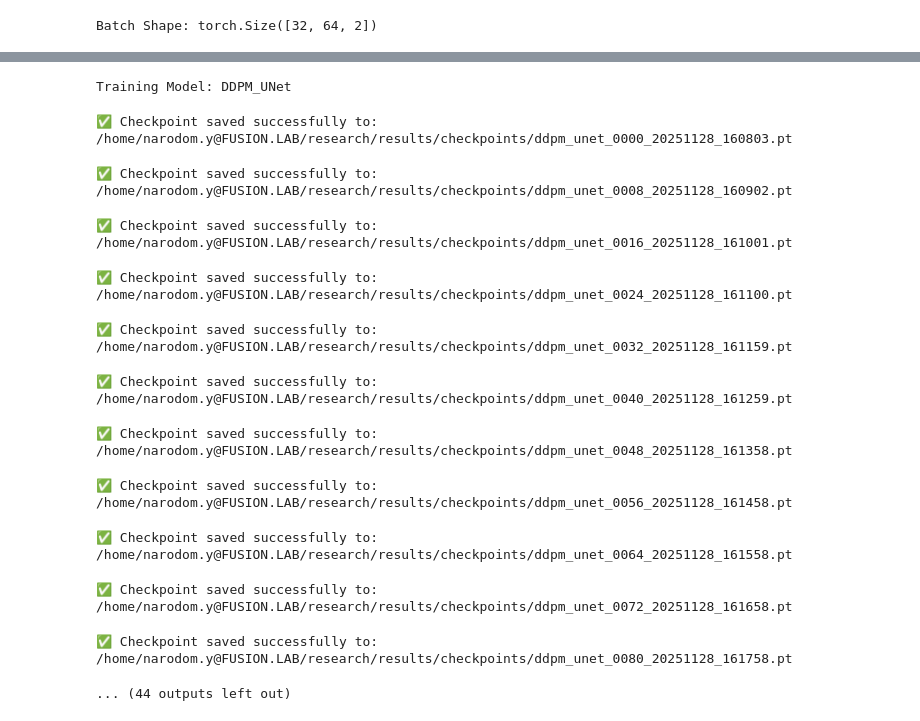
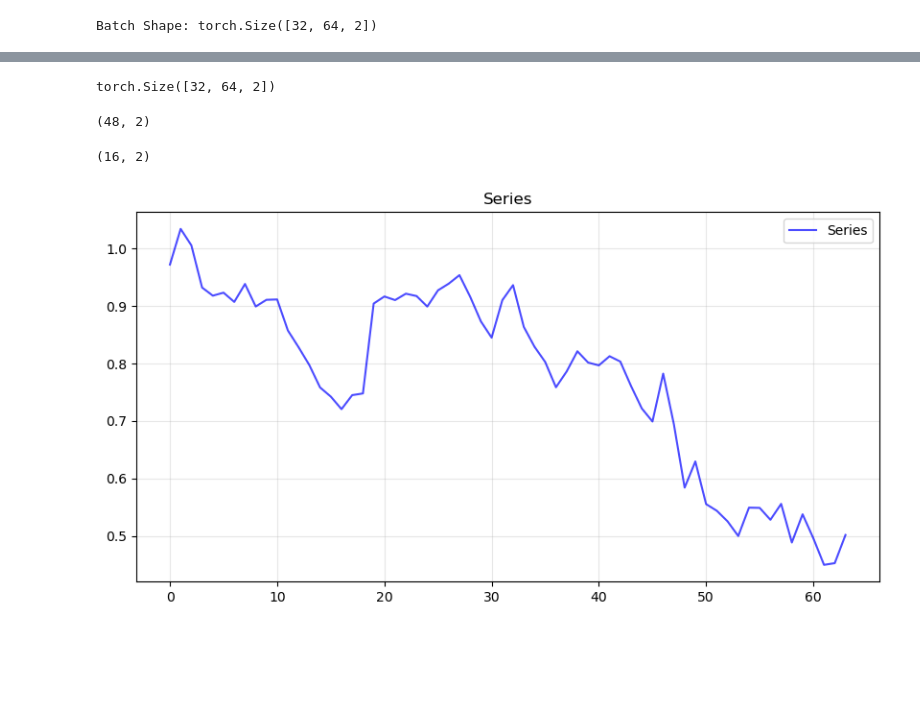
Before and after one commit to Narodomy/Time-Series-Generative-AI-for-Asset-Investment, a Jupyter notebook: notebooks/v2_playground.ipynb, the cells around one changed output, grey strips where cells are left out. Saved outputs shown, nothing was run; the diff lists cells and outputs as text; code cells hidden in the pictures; blank space fills up the shorter version.

```diff
--- a/notebooks/v2_playground.ipynb
+++ b/notebooks/v2_playground.ipynb
@@ -123,39 +100,0 @@ NameError: name 'model' is not defined
-# %%
-for name, model in models.items():
-    print(f"Training Model: {name}")
-    optimizer = optim.AdamW(model.parameters(), lr=config["lr"])
-
-    diffusion = Diffusion(
-        noise_steps = config["ddpm"]["noise_steps"],
-        beta_start = config["ddpm"]["beta_start"],
-        beta_end = config["ddpm"]["beta_end"],
-        length=config["seq_length"],
-        channels=input_features,
-        device = config["device"]
-    )
-
-    engine = Engine(dataloader, diffusion, model, optimizer, device=config["device"])
-    engine.fit(epochs=config["epochs"])
-
-    history[name] = engine.history["loss"]
-
-    real_batch = next(iter(dataloader))
-    x_real = real_batch["x"].cpu().numpy()
-    x_fake = diffusion.sample(model, n=len(x_real)).cpu().numpy()
-    visualize_all(x_real, x_fake, model_name=name, save_dir=VISUALIZATION_DIR)
-
-    print(f"✅ {name} Finished!\n")
-# %% [output]
-Training Model: DDPM_UNet
-✅ Checkpoint saved successfully to: /home/narodom.y@FUSION.LAB/research/results/checkpoints/ddpm_unet_0000_20251128_160803.pt
-✅ Checkpoint saved successfully to: /home/narodom.y@FUSION.LAB/research/results/checkpoints/ddpm_unet_0008_20251128_160902.pt
-✅ Checkpoint saved successfully to: /home/narodom.y@FUSION.LAB/research/results/checkpoints/ddpm_unet_0016_20251128_161001.pt
-✅ Checkpoint saved successfully to: /home/narodom.y@FUSION.LAB/research/results/checkpoints/ddpm_unet_0024_20251128_161100.pt
-✅ Checkpoint saved successfully to: /home/narodom.y@FUSION.LAB/research/results/checkpoints/ddpm_unet_0032_20251128_161159.pt
-✅ Checkpoint saved successfully to: /home/narodom.y@FUSION.LAB/research/results/checkpoints/ddpm_unet_0040_20251128_161259.pt
-✅ Checkpoint saved successfully to: /home/narodom.y@FUSION.LAB/research/results/checkpoints/ddpm_unet_0048_20251128_161358.pt
-✅ Checkpoint saved successfully to: /home/narodom.y@FUSION.LAB/research/results/checkpoints/ddpm_unet_0056_20251128_161458.pt
-✅ Checkpoint saved successfully to: /home/narodom.y@FUSION.LAB/research/results/checkpoints/ddpm_unet_0064_20251128_161558.pt
-✅ Checkpoint saved successfully to: /home/narodom.y@FUSION.LAB/research/results/checkpoints/ddpm_unet_0072_20251128_161658.pt
-✅ Checkpoint saved successfully to: /home/narodom.y@FUSION.LAB/research/results/checkpoints/ddpm_unet_0080_20251128_161758.pt
-... (44 outputs left out)
@@ -165,0 +114,26 @@ print("🎉 All Experiments Completed!")
+# %%
+batch = next(iter(dataloader))
+batch["x"].shape
+# %% [output]
+torch.Size([32, 64, 2])
+# %%
+one_sample = batch["x"][0]
+hist_series = one_sample.cpu().numpy()
+horizon = 16
+hist_part, forecasted_part = diffusion.sample_forecast(
+    model= model,
+    hist_series= hist_series,
+    horizon= horizon
+)
+# %%
+hist_part.shape
+# %% [output]
+(48, 2)
+# %%
+forecasted_part.shape
+# %% [output]
+(16, 2)
+# %%
+plot_series(x=np.concatenate([hist_part[:, 0], forecasted_part[:, 0]]))
+# %% [output]
+[figure, added]
```
Also changed, not shown: parts of 9 cells of this notebook, 3 other files.
